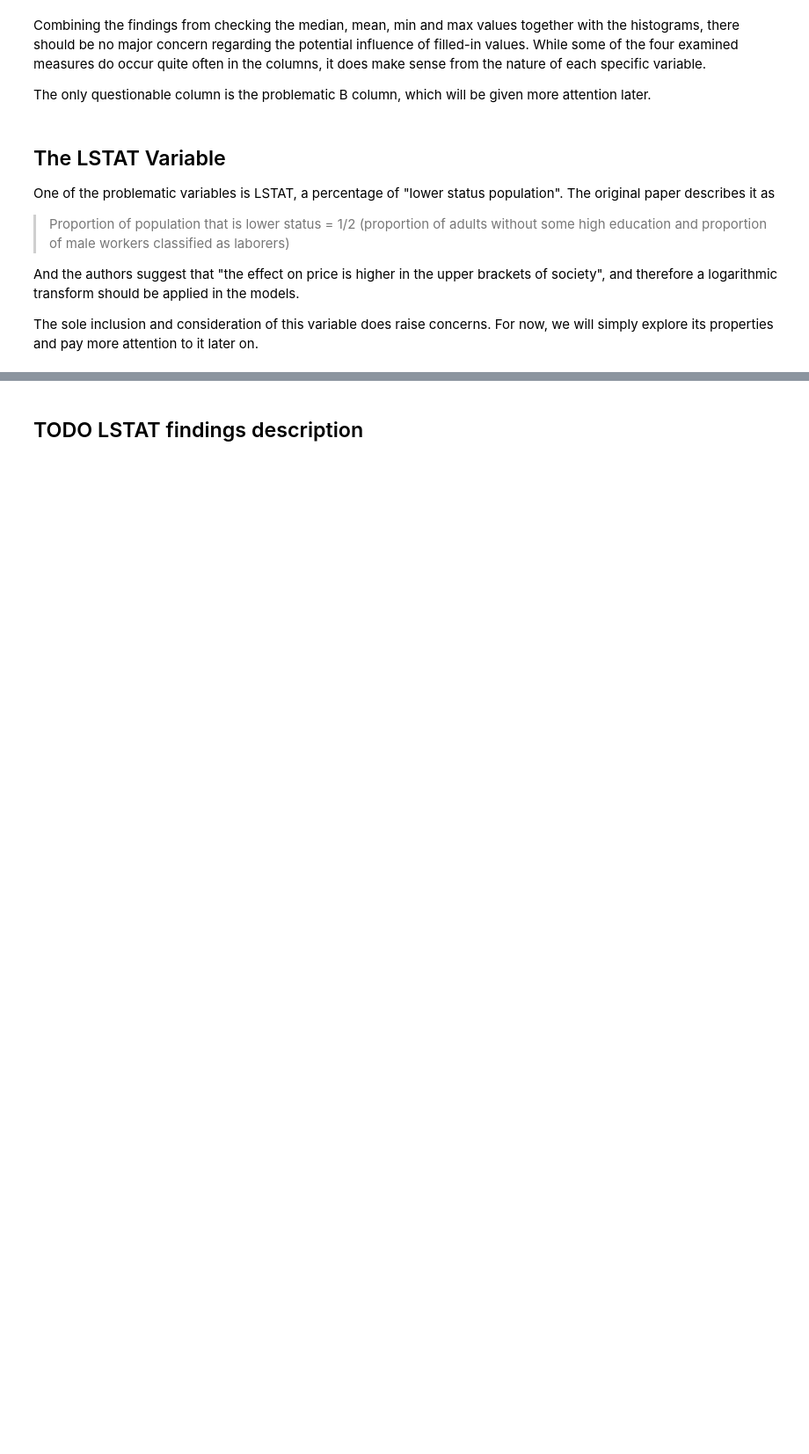
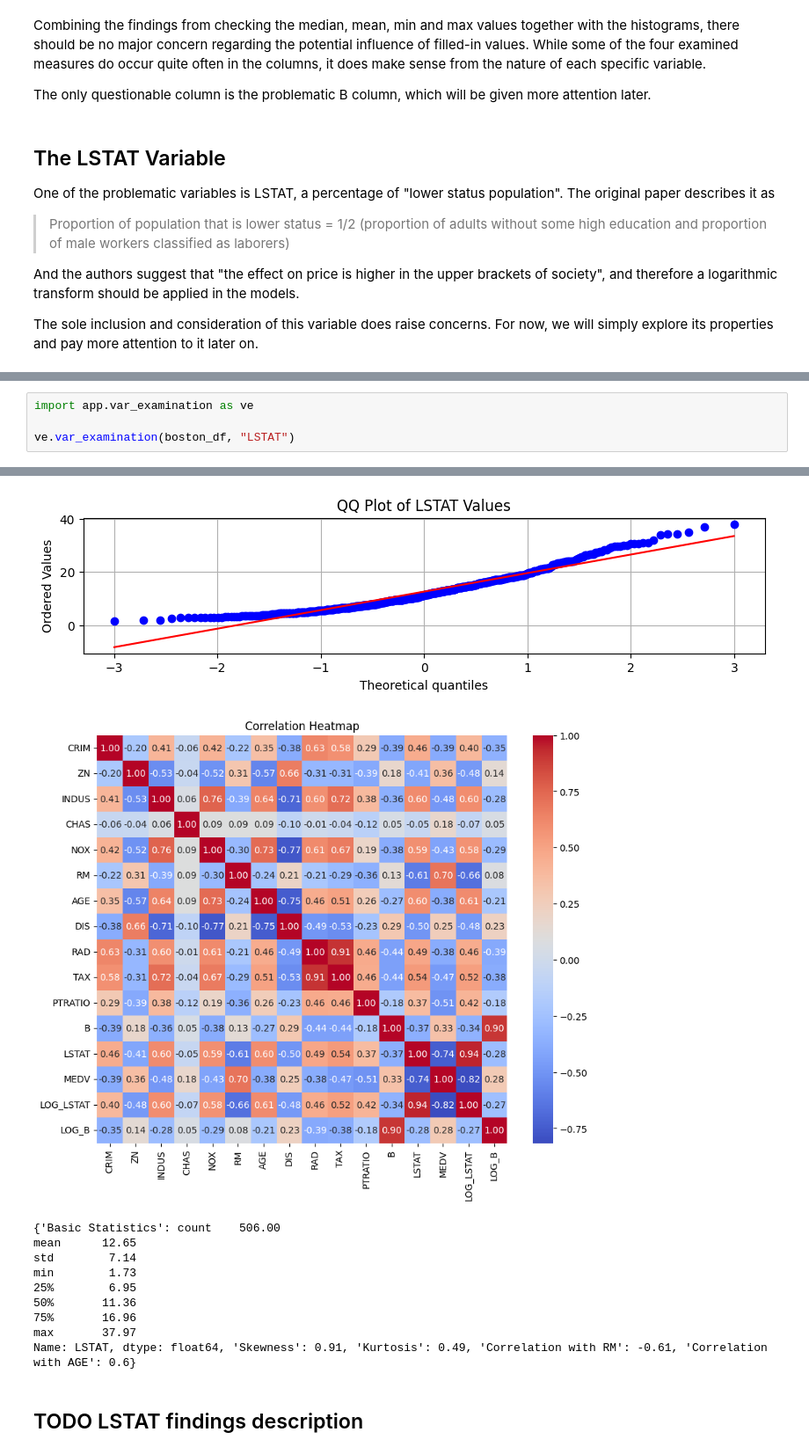
Before and after one commit to Stepan213/JEM207FinalProject, a Jupyter notebook: main.ipynb, the cells around one changed output, grey strips where cells are left out. Shown: that part at 88% size. Drawn from its saved outputs; the diff is of its cells as text; blank space fills up the shorter version.

Commit message:
generalize individual var examination

```diff
--- a/main.ipynb
+++ b/main.ipynb
@@ -240,0 +175,5 @@ findings
+# %%
+import app.var_examination as ve
+
+ve.var_examination(boston_df, "LSTAT")
+# %% [output]
@@ -241,3 +183,14 @@ findings
+[figure, added]
+[figure, added]
+{'Basic Statistics': count    506.00
+mean      12.65
+std        7.14
+min        1.73
+25%        6.95
+50%       11.36
+75%       16.96
+max       37.97
+Name: LSTAT, dtype: float64, 'Skewness': 0.91, 'Kurtosis': 0.49, 'Correlation with RM': -0.61, 'Correlation with AGE': 0.6}
 # %% [markdown]
 ## TODO LSTAT findings description
 # %% [markdown]
```
Also changed, not shown: parts of 8 cells of this notebook, 1 other file.
